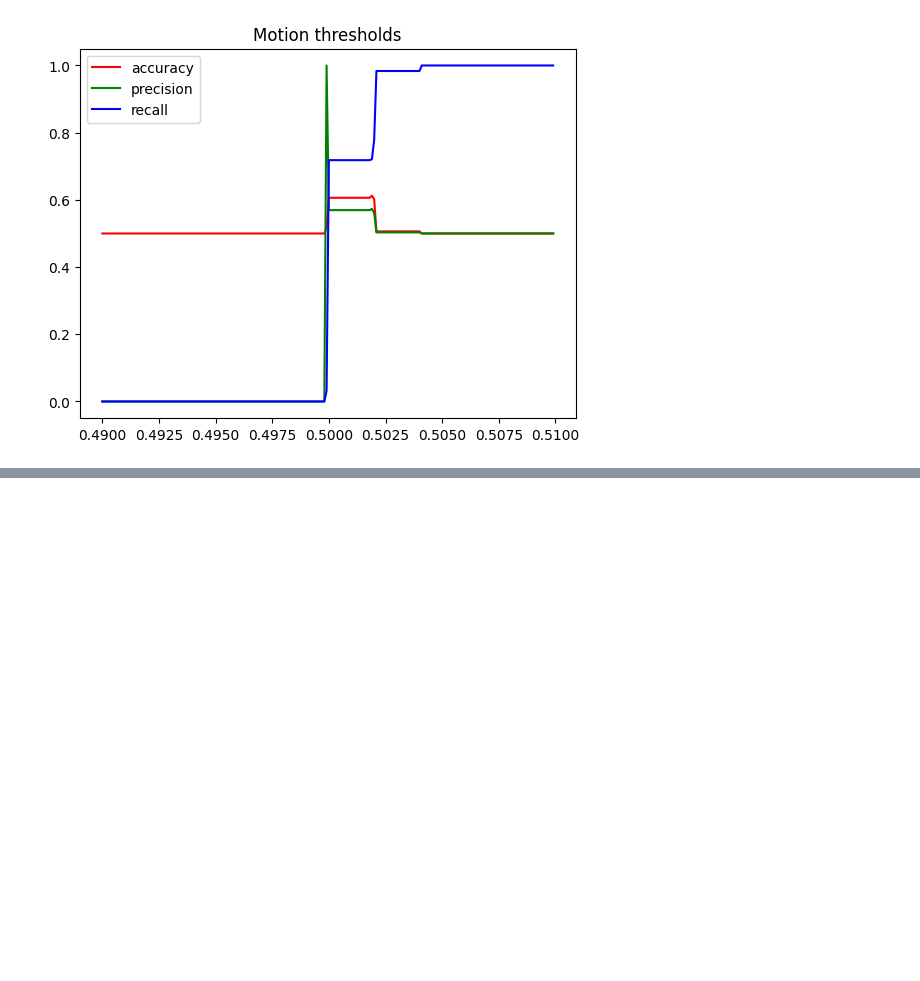
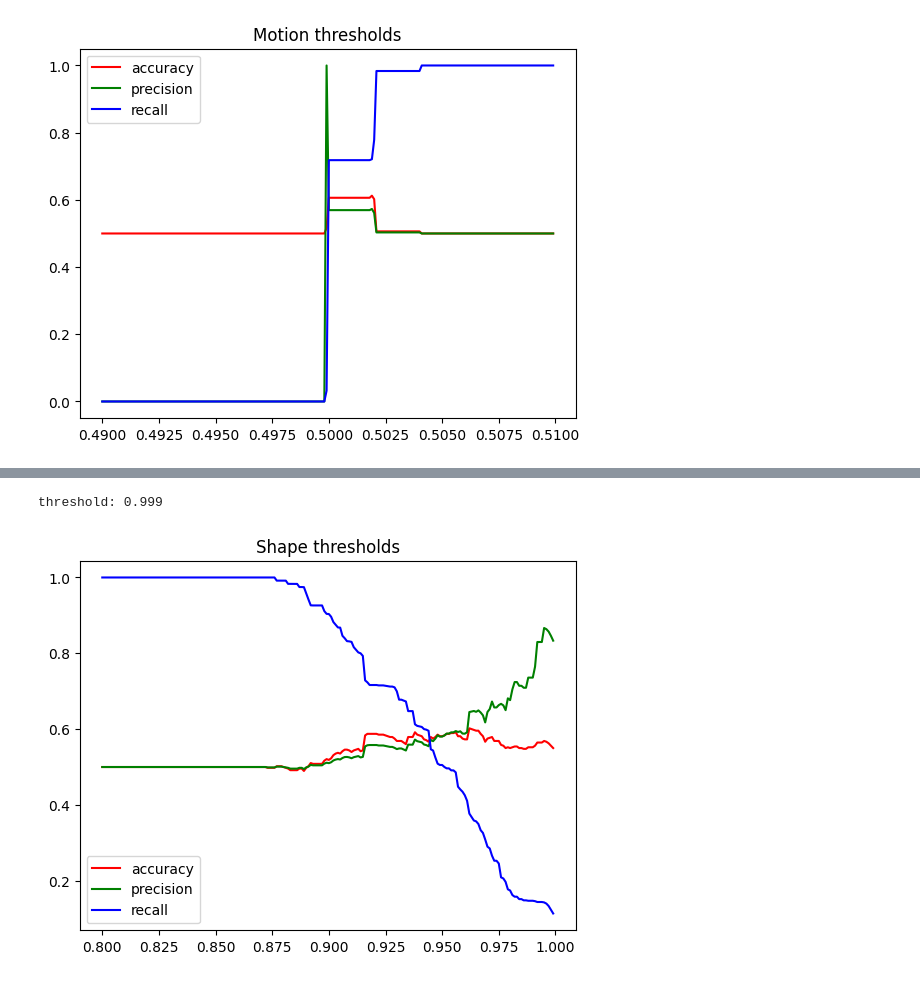
Before and after one commit to cgvillarroel/fslr-tutor, a Jupyter notebook: test.ipynb, the cells around one changed output, grey strips where cells are left out. Drawn from its saved outputs; the diff is of its cells as text; code cells hidden in the pictures; blank space fills up the shorter version.

```diff
--- a/test.ipynb
+++ b/test.ipynb
@@ -161,0 +164,17 @@ threshold
+# %%
+cosine_results: list[Result] = []
+
+for i in range(16):
+    with open(f"results/cosine/{i}.pkl", "rb") as reader:
+        cosine_results.extend(pickle.load(reader))
+
+def shapeCosineCondition(result, threshold):
+    return (result.shape_results[0] < threshold
+            or result.shape_results[1] < threshold)
+
+test_shape = thresholdTesterFactory(shapeCosineCondition)
+# %%
+plotThresholds(test_shape, 800, 1000, title="Shape thresholds", results=cosine_results)
+# %% [output]
+threshold: 0.999
+[figure, added]
```
Also changed, not shown: parts of 6 cells of this notebook, 5 other files.
